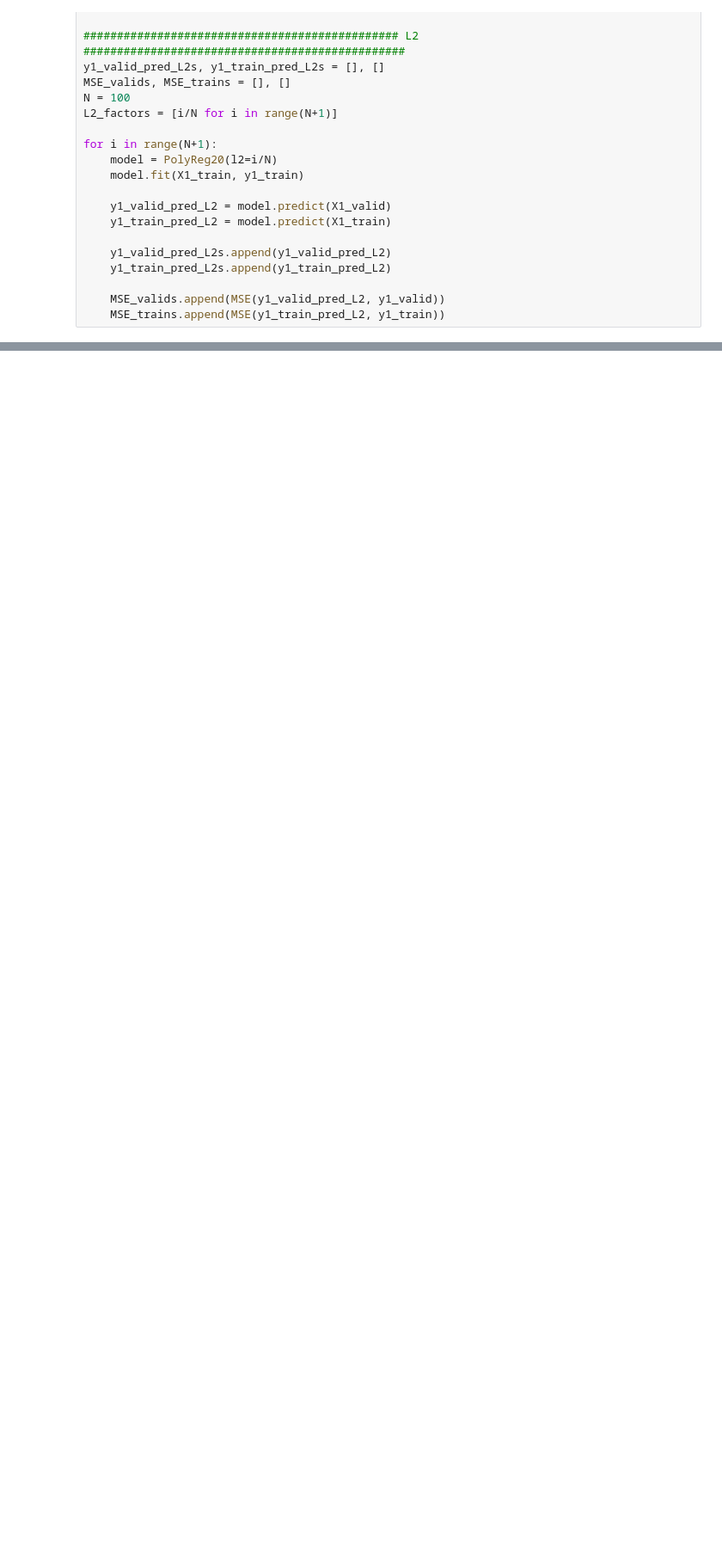
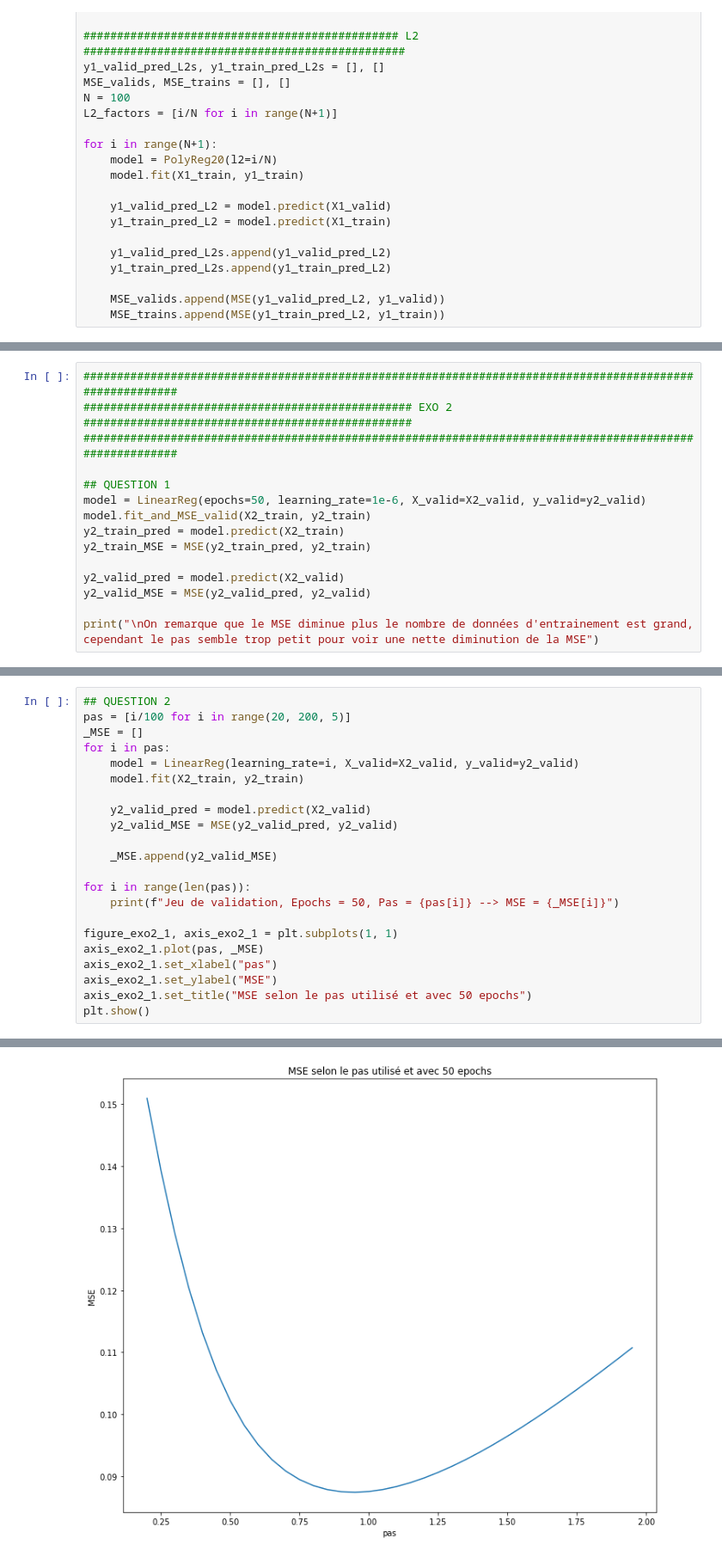
Before and after one commit to AdrienTurchini/mp1_glo7050, a Jupyter notebook: code.ipynb, the cells around one changed output, grey strips where cells are left out. Shown at 86% size. Cells and saved outputs as stored; diff of their text form; blank space fills up the shorter version.

```diff
--- a/code.ipynb
+++ b/code.ipynb
@@ -301,0 +304,15 @@ plt.show()
+# %%
+#########################################################################################################
+################################################# EXO 2 #################################################
+#########################################################################################################
+
+## QUESTION 1
+model = LinearReg(epochs=50, learning_rate=1e-6, X_valid=X2_valid, y_valid=y2_valid)
+model.fit_and_MSE_valid(X2_train, y2_train)
+y2_train_pred = model.predict(X2_train)
+y2_train_MSE = MSE(y2_train_pred, y2_train)
+
+y2_valid_pred = model.predict(X2_valid)
+y2_valid_MSE = MSE(y2_valid_pred, y2_valid)
+
+print("\nOn remarque que le MSE diminue plus le nombre de données d'entrainement est grand, cependant le pas semble trop petit pour voir une nette diminution de la MSE")
@@ -301,0 +321,23 @@ plt.show()
+# %%
+## QUESTION 2
+pas = [i/100 for i in range(20, 200, 5)]
+_MSE = []
+for i in pas:
+    model = LinearReg(learning_rate=i, X_valid=X2_valid, y_valid=y2_valid)
+    model.fit(X2_train, y2_train)
+
+    y2_valid_pred = model.predict(X2_valid)
+    y2_valid_MSE = MSE(y2_valid_pred, y2_valid)
+
+    _MSE.append(y2_valid_MSE)
+
+for i in range(len(pas)):
+    print(f"Jeu de validation, Epochs = 50, Pas = {pas[i]} --> MSE = {_MSE[i]}")
+
+figure_exo2_1, axis_exo2_1 = plt.subplots(1, 1)
+axis_exo2_1.plot(pas, _MSE)
+axis_exo2_1.set_xlabel("pas")
+axis_exo2_1.set_ylabel("MSE")
+axis_exo2_1.set_title("MSE selon le pas utilisé et avec 50 epochs")
+plt.show()
+# %% [output]
@@ -301,0 +361 @@ plt.show()
+[figure, added]
```
Also changed, not shown: parts of 6 cells of this notebook.
